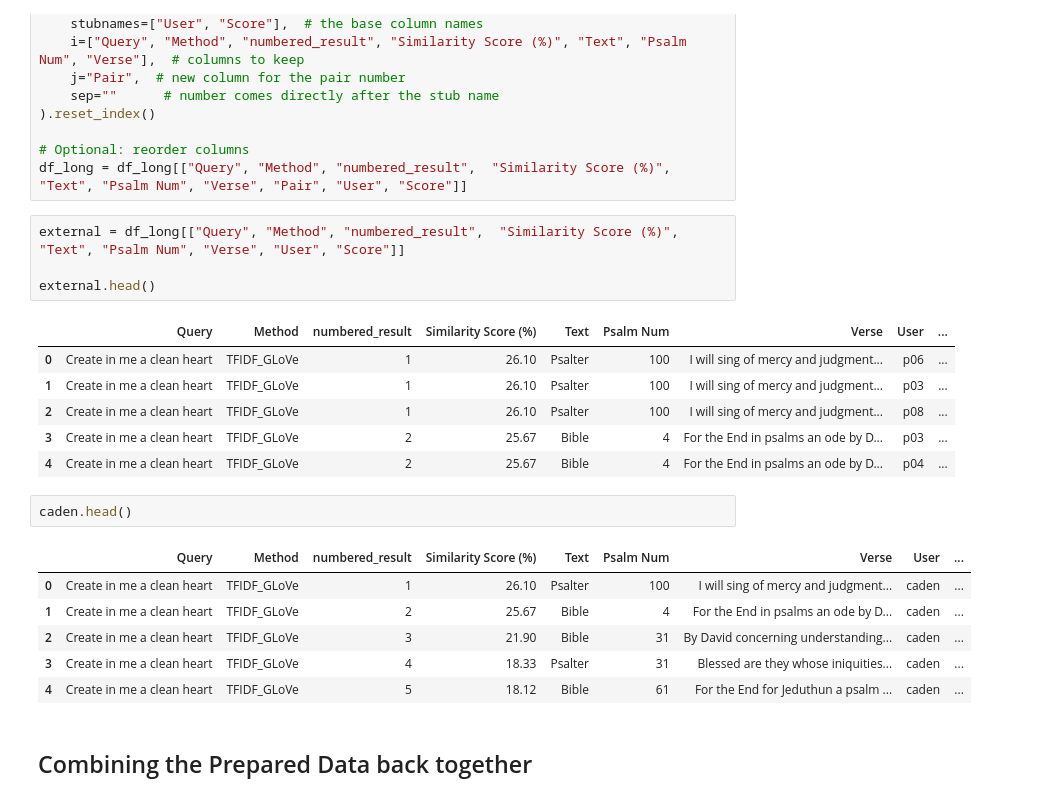
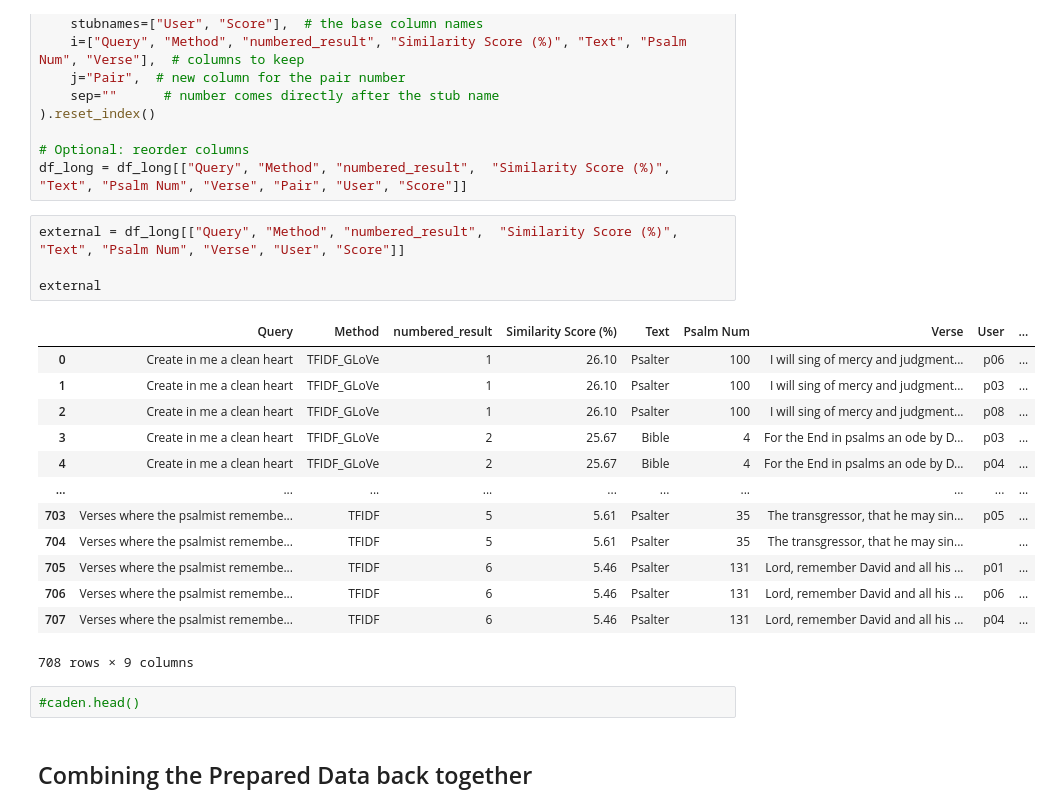
Before and after one commit to cwc09262/psalms-nlp-research, a Jupyter notebook: query_compare/blind_external_scoring.ipynb, the cells around one changed output. Cells and saved outputs as stored; diff of their text form.

```diff
--- a/query_compare/blind_external_scoring.ipynb
+++ b/query_compare/blind_external_scoring.ipynb
@@ -231,23 +195,23 @@ df_long = df_long[["Query", "Method", "numbered_result",  "Similarity Score (%)"
 # %%
 external = df_long[["Query", "Method", "numbered_result",  "Similarity Score (%)", "Text", "Psalm Num", "Verse", "User", "Score"]]
 
-external.head()
+external
 # %% [output]
 |  | Query | Method | numbered_result | Similarity Score (%) | Text | Psalm Num | Verse | User | ... |
 | 0 | Create in me a clean heart | TFIDF_GLoVe | 1 | 26.10 | Psalter | 100 | I will sing of mercy and judgment... | p06 | ... |
 | 1 | Create in me a clean heart | TFIDF_GLoVe | 1 | 26.10 | Psalter | 100 | I will sing of mercy and judgment... | p03 | ... |
 | 2 | Create in me a clean heart | TFIDF_GLoVe | 1 | 26.10 | Psalter | 100 | I will sing of mercy and judgment... | p08 | ... |
 | 3 | Create in me a clean heart | TFIDF_GLoVe | 2 | 25.67 | Bible | 4 | For the End in psalms an ode by D... | p03 | ... |
 | 4 | Create in me a clean heart | TFIDF_GLoVe | 2 | 25.67 | Bible | 4 | For the End in psalms an ode by D... | p04 | ... |
+| ... | ... | ... | ... | ... | ... | ... | ... | ... | ... |
+| 703 | Verses where the psalmist remembe... | TFIDF | 5 | 5.61 | Psalter | 35 | The transgressor, that he may sin... | p05 | ... |
+| 704 | Verses where the psalmist remembe... | TFIDF | 5 | 5.61 | Psalter | 35 | The transgressor, that he may sin... |  | ... |
+| 705 | Verses where the psalmist remembe... | TFIDF | 6 | 5.46 | Psalter | 131 | Lord, remember David and all his ... | p01 | ... |
+| 706 | Verses where the psalmist remembe... | TFIDF | 6 | 5.46 | Psalter | 131 | Lord, remember David and all his ... | p06 | ... |
+| 707 | Verses where the psalmist remembe... | TFIDF | 6 | 5.46 | Psalter | 131 | Lord, remember David and all his ... | p04 | ... |
+708 rows × 9 columns
 # %%
-caden.head()
+#caden.head()
-# %% [output]
-|  | Query | Method | numbered_result | Similarity Score (%) | Text | Psalm Num | Verse | User | ... |
-| 0 | Create in me a clean heart | TFIDF_GLoVe | 1 | 26.10 | Psalter | 100 | I will sing of mercy and judgment... | caden | ... |
-| 1 | Create in me a clean heart | TFIDF_GLoVe | 2 | 25.67 | Bible | 4 | For the End in psalms an ode by D... | caden | ... |
-| 2 | Create in me a clean heart | TFIDF_GLoVe | 3 | 21.90 | Bible | 31 | By David concerning understanding... | caden | ... |
-| 3 | Create in me a clean heart | TFIDF_GLoVe | 4 | 18.33 | Psalter | 31 | Blessed are they whose iniquities... | caden | ... |
-| 4 | Create in me a clean heart | TFIDF_GLoVe | 5 | 18.12 | Bible | 61 | For the End for Jeduthun a psalm ... | caden | ... |
 # %% [markdown]
 ## Combining the Prepared Data back together
 # %%
```
Also changed, not shown: parts of 98 cells of this notebook, 1 other file.
